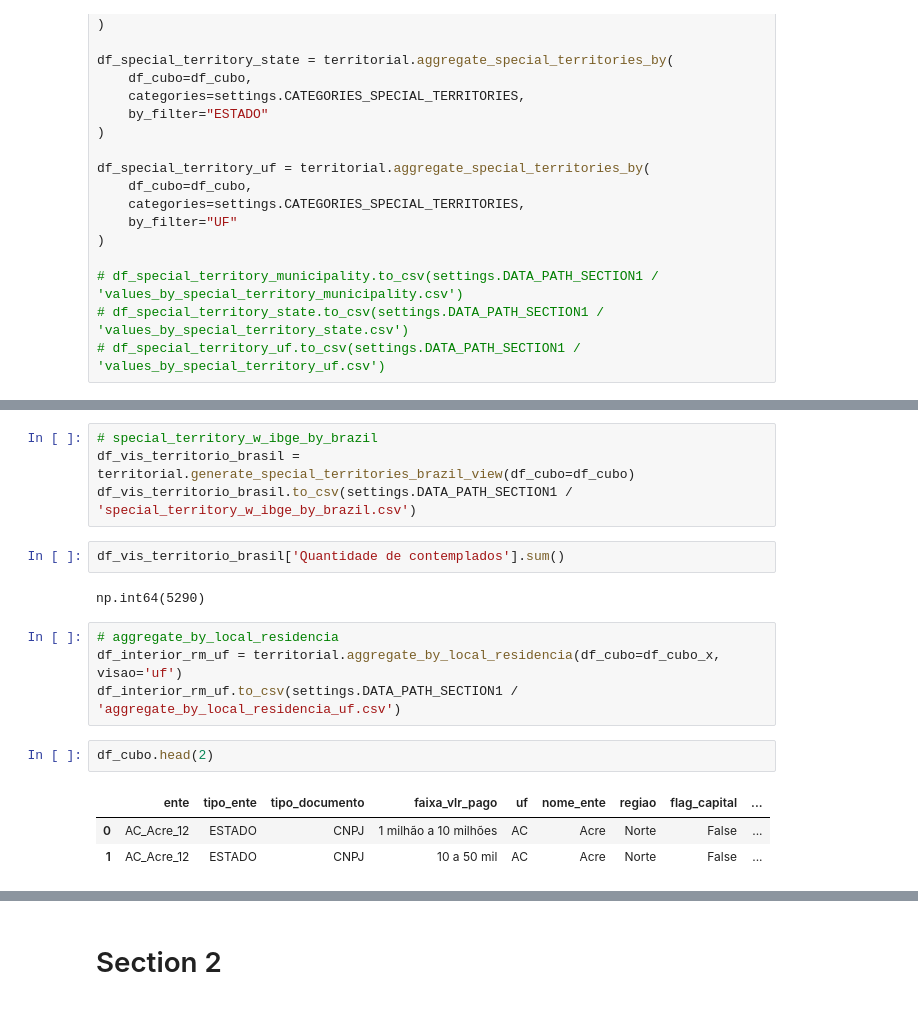
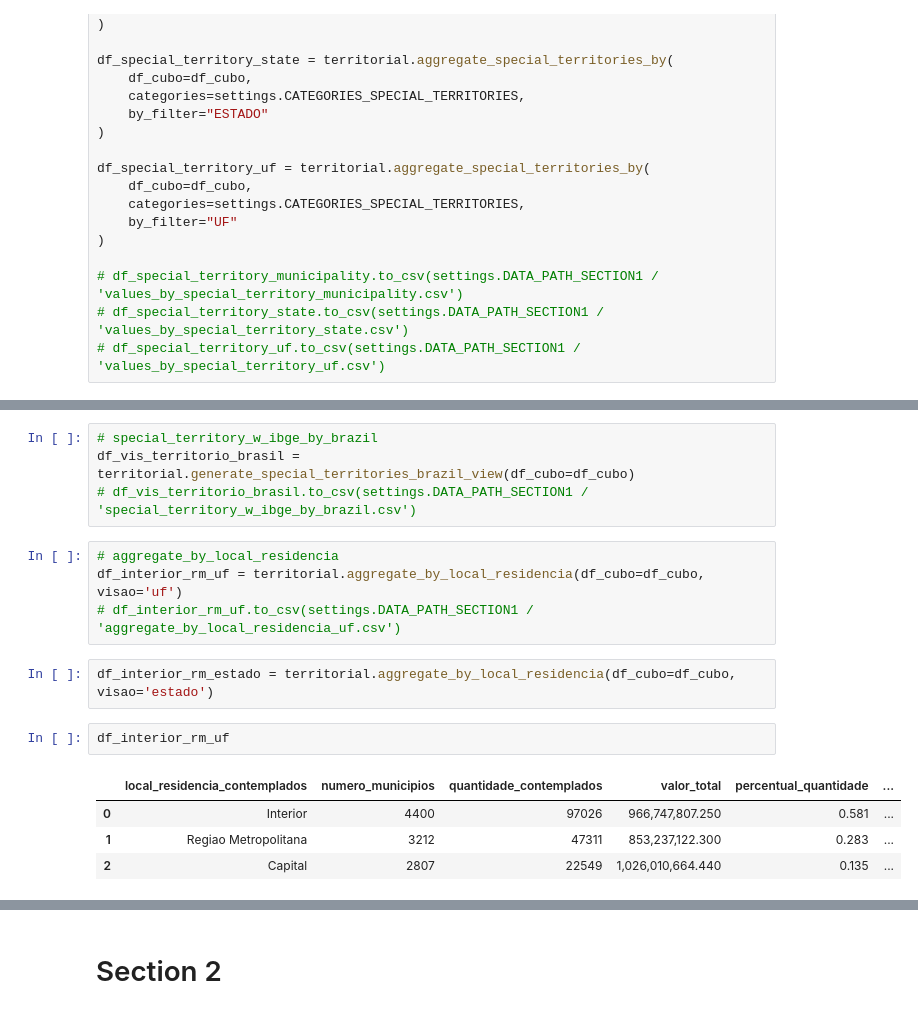
Before and after one commit to SGE-Subsecretaria-de-Gestao-Estrategica/pnab-data-vis, a Jupyter notebook: src/notebooks/gabriel_create_csv.ipynb, the cells around one changed output, grey strips where cells are left out. Saved outputs shown, nothing was run; the diff lists cells and outputs as text.

```diff
--- a/src/notebooks/gabriel_create_csv.ipynb
+++ b/src/notebooks/gabriel_create_csv.ipynb
@@ -191,18 +208,17 @@ df_cubo.head(2)
 # %%
 # special_territory_w_ibge_by_brazil
 df_vis_territorio_brasil = territorial.generate_special_territories_brazil_view(df_cubo=df_cubo)
-df_vis_territorio_brasil.to_csv(settings.DATA_PATH_SECTION1 / 'special_territory_w_ibge_by_brazil.csv')
+# df_vis_territorio_brasil.to_csv(settings.DATA_PATH_SECTION1 / 'special_territory_w_ibge_by_brazil.csv')
-# %%
-df_vis_territorio_brasil['Quantidade de contemplados'].sum()
-# %% [output]
-np.int64(5290)
 # %%
 # aggregate_by_local_residencia
-df_interior_rm_uf = territorial.aggregate_by_local_residencia(df_cubo=df_cubo_x, visao='uf')
-df_interior_rm_uf.to_csv(settings.DATA_PATH_SECTION1 / 'aggregate_by_local_residencia_uf.csv')
+df_interior_rm_uf = territorial.aggregate_by_local_residencia(df_cubo=df_cubo, visao='uf')
+# df_interior_rm_uf.to_csv(settings.DATA_PATH_SECTION1 / 'aggregate_by_local_residencia_uf.csv')
-# %%
-df_cubo.head(2)
-# %% [output]
-|  | ente | tipo_ente | tipo_documento | faixa_vlr_pago | uf | nome_ente | regiao | flag_capital | ... |
-| 0 | AC_Acre_12 | ESTADO | CNPJ | 1 milhão a 10 milhões | AC | Acre | Norte | False | ... |
-| 1 | AC_Acre_12 | ESTADO | CNPJ | 10 a 50 mil | AC | Acre | Norte | False | ... |
+# %%
+df_interior_rm_estado = territorial.aggregate_by_local_residencia(df_cubo=df_cubo, visao='estado')
+# %%
+df_interior_rm_uf
+# %% [output]
+|  | local_residencia_contemplados | numero_municipios | quantidade_contemplados | valor_total | percentual_quantidade | ... |
+| 0 | Interior | 4400 | 97026 | 966,747,807.250 | 0.581 | ... |
+| 1 | Regiao Metropolitana | 3212 | 47311 | 853,237,122.300 | 0.283 | ... |
+| 2 | Capital | 2807 | 22549 | 1,026,010,664.440 | 0.135 | ... |
```
Also changed, not shown: parts of 6 cells of this notebook, 2 other files.
